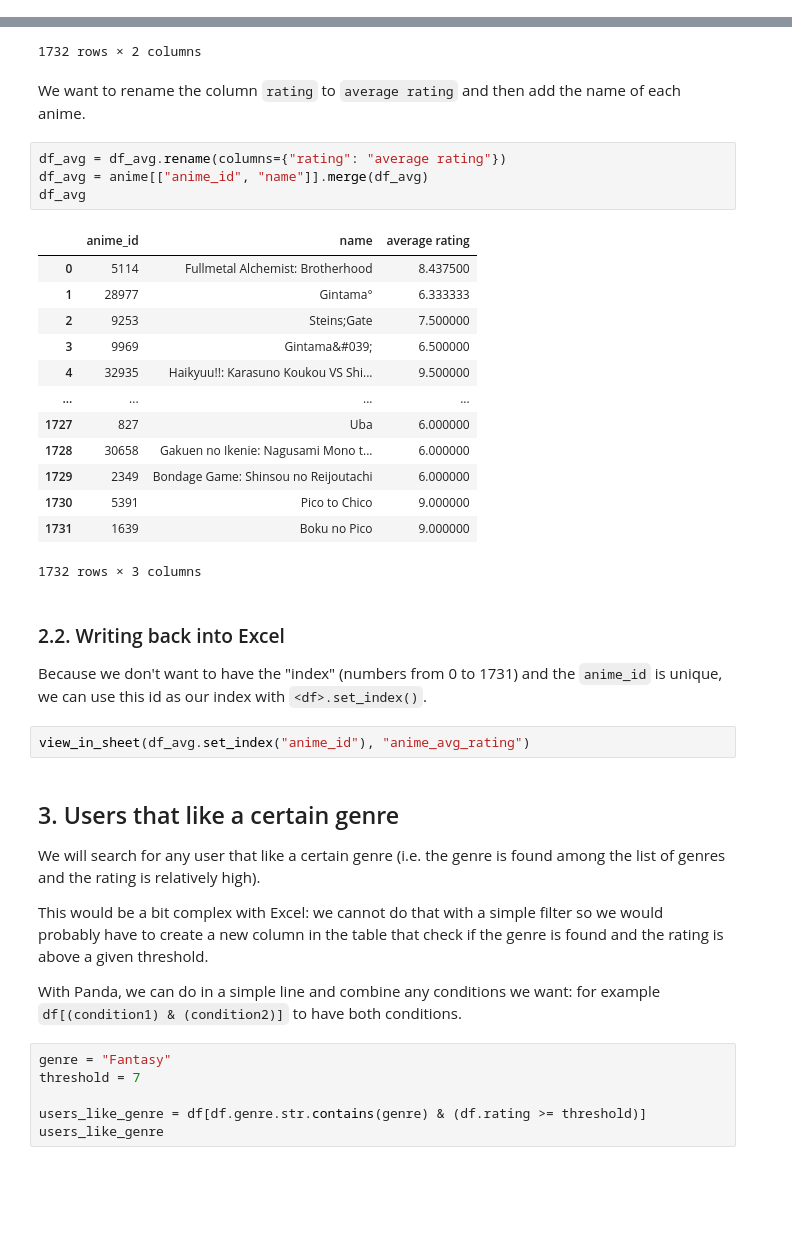
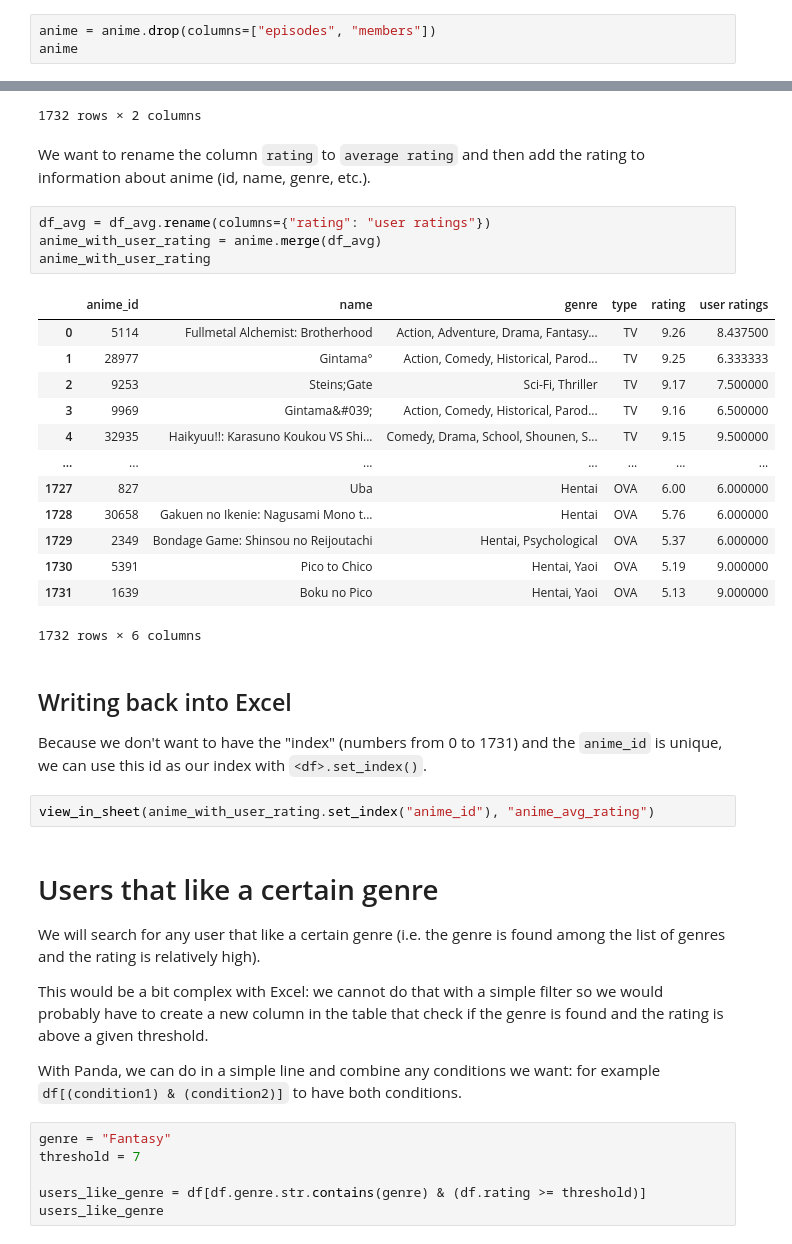
Before and after one commit to unpackAI/python_workshops, a Jupyter notebook: Automate_Excel/Python_Workshop.ipynb, the cells around one changed output, grey strips where cells are left out. Saved outputs shown, nothing was run; the diff lists cells and outputs as text; blank space fills up the shorter version.

```diff
--- a/Automate_Excel/Python_Workshop.ipynb
+++ b/Automate_Excel/Python_Workshop.ipynb
@@ -126,0 +212,3 @@ anime
+# %%
+anime = anime.drop(columns=["episodes", "members"])
+anime
@@ -229,33 +329,33 @@ df_avg
 | 1731 | 34240 | 9.000000 |
 1732 rows × 2 columns
 # %% [markdown]
-We want to rename the column `rating` to `average rating` and then add the name of each anime.
+We want to rename the column `rating` to `average rating` and then add the rating to information about anime (id, name, genre, etc.).
 # %%
-df_avg = df_avg.rename(columns={"rating": "average rating"})
-df_avg = anime[["anime_id", "name"]].merge(df_avg)
-df_avg
+df_avg = df_avg.rename(columns={"rating": "user ratings"})
+anime_with_user_rating = anime.merge(df_avg)
+anime_with_user_rating
 # %% [output]
-|  | anime_id | name | average rating |
-| 0 | 5114 | Fullmetal Alchemist: Brotherhood | 8.437500 |
-| 1 | 28977 | Gintama° | 6.333333 |
-| 2 | 9253 | Steins;Gate | 7.500000 |
-| 3 | 9969 | Gintama&#039; | 6.500000 |
-| 4 | 32935 | Haikyuu!!: Karasuno Koukou VS Shi... | 9.500000 |
-| ... | ... | ... | ... |
-| 1727 | 827 | Uba | 6.000000 |
-| 1728 | 30658 | Gakuen no Ikenie: Nagusami Mono t... | 6.000000 |
-| 1729 | 2349 | Bondage Game: Shinsou no Reijoutachi | 6.000000 |
-| 1730 | 5391 | Pico to Chico | 9.000000 |
-| 1731 | 1639 | Boku no Pico | 9.000000 |
+|  | anime_id | name | genre | type | rating | user ratings |
+| 0 | 5114 | Fullmetal Alchemist: Brotherhood | Action, Adventure, Drama, Fantasy... | TV | 9.26 | 8.437500 |
+| 1 | 28977 | Gintama° | Action, Comedy, Historical, Parod... | TV | 9.25 | 6.333333 |
+| 2 | 9253 | Steins;Gate | Sci-Fi, Thriller | TV | 9.17 | 7.500000 |
+| 3 | 9969 | Gintama&#039; | Action, Comedy, Historical, Parod... | TV | 9.16 | 6.500000 |
+| 4 | 32935 | Haikyuu!!: Karasuno Koukou VS Shi... | Comedy, Drama, School, Shounen, S... | TV | 9.15 | 9.500000 |
+| ... | ... | ... | ... | ... | ... | ... |
+| 1727 | 827 | Uba | Hentai | OVA | 6.00 | 6.000000 |
+| 1728 | 30658 | Gakuen no Ikenie: Nagusami Mono t... | Hentai | OVA | 5.76 | 6.000000 |
+| 1729 | 2349 | Bondage Game: Shinsou no Reijoutachi | Hentai, Psychological | OVA | 5.37 | 6.000000 |
+| 1730 | 5391 | Pico to Chico | Hentai, Yaoi | OVA | 5.19 | 9.000000 |
+| 1731 | 1639 | Boku no Pico | Hentai, Yaoi | OVA | 5.13 | 9.000000 |
-1732 rows × 3 columns
+1732 rows × 6 columns
 # %% [markdown]
-### 2.2. Writing back into Excel
+## Writing back into Excel
 
 Because we don't want to have the "index" (numbers from 0 to 1731) and the `anime_id` is unique, we can use this id as our index with `<df>.set_index()`.
 # %%
-view_in_sheet(df_avg.set_index("anime_id"), "anime_avg_rating")
+view_in_sheet(anime_with_user_rating.set_index("anime_id"), "anime_avg_rating")
 # %% [markdown]
-## 3. Users that like a certain genre
+# Users that like a certain genre
 
 We will search for any user that like a certain genre (i.e. the genre is found among the list of genres and the rating is relatively high).
 
```
Also changed, not shown: parts of 32 cells of this notebook, 4 other files.
